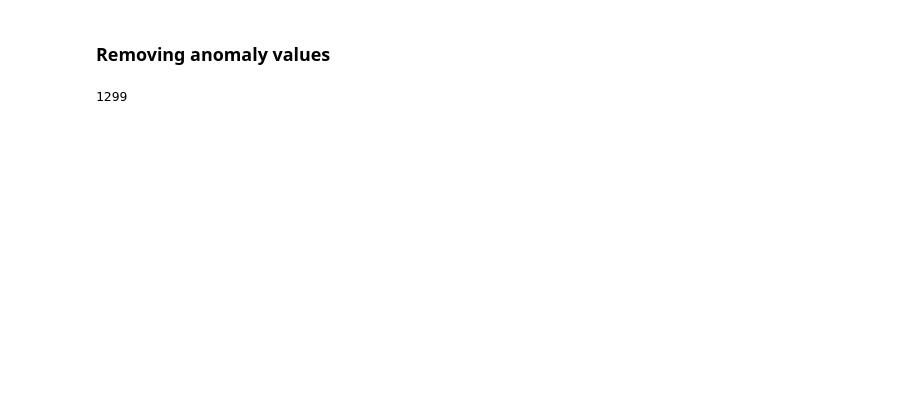
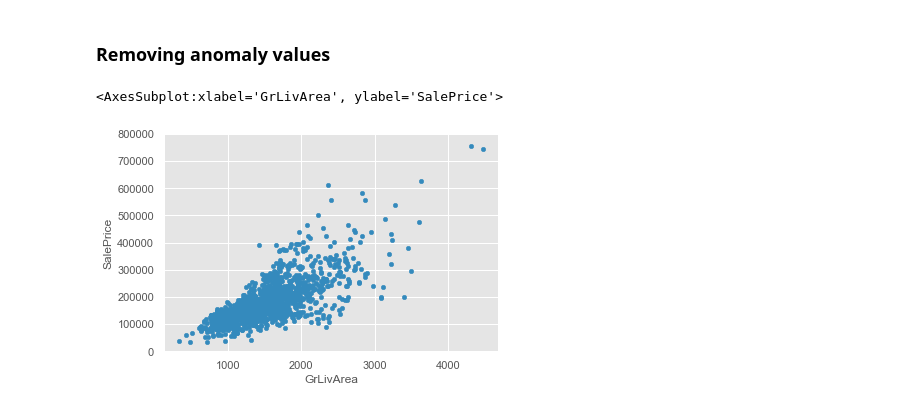
Before and after one commit to salvatore-drago/progettoBIGDATA-HousePrices, a Jupyter notebook: main.ipynb, the cells around one changed output. Drawn from its saved outputs; the diff is of its cells as text; code cells hidden in the pictures; blank space fills up the shorter version.

Commit message:
anomalies dropped

```diff
--- a/main.ipynb
+++ b/main.ipynb
@@ -287,10 +277,17 @@ for var in feature_columns:
 # %% [markdown]
 ### Removing anomaly values
 # %%
-X1.sort_values(by='GrLivArea',ascending= False)
+
 temp =X1[X1['GrLivArea']>4500].index
 temp2 = X1[X1['SalePrice']<200000].index
+
 dropped = temp.intersection(temp2)
-print(dropped[1])
+for x in dropped :
+    X1= X1.drop(x)
+
+var = 'GrLivArea'
+data = pd.concat([X1['SalePrice'],X1[var]],axis =1)
+data.plot.scatter(x=var,y='SalePrice', ylim=(0,800000))
 # %% [output]
-1299
+<AxesSubplot:xlabel='GrLivArea', ylabel='SalePrice'>
+[figure, added]
```
Also changed, not shown: parts of 15 cells of this notebook.
